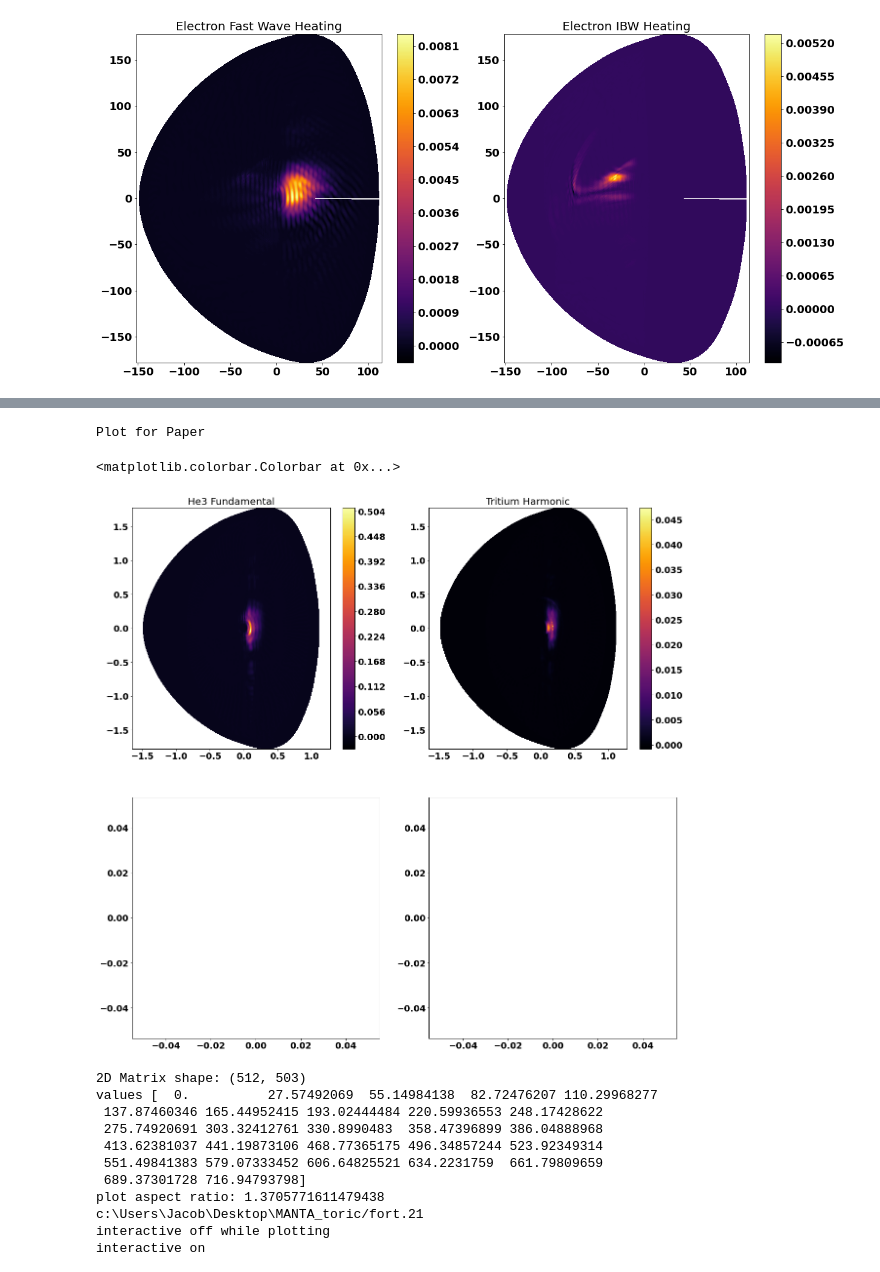
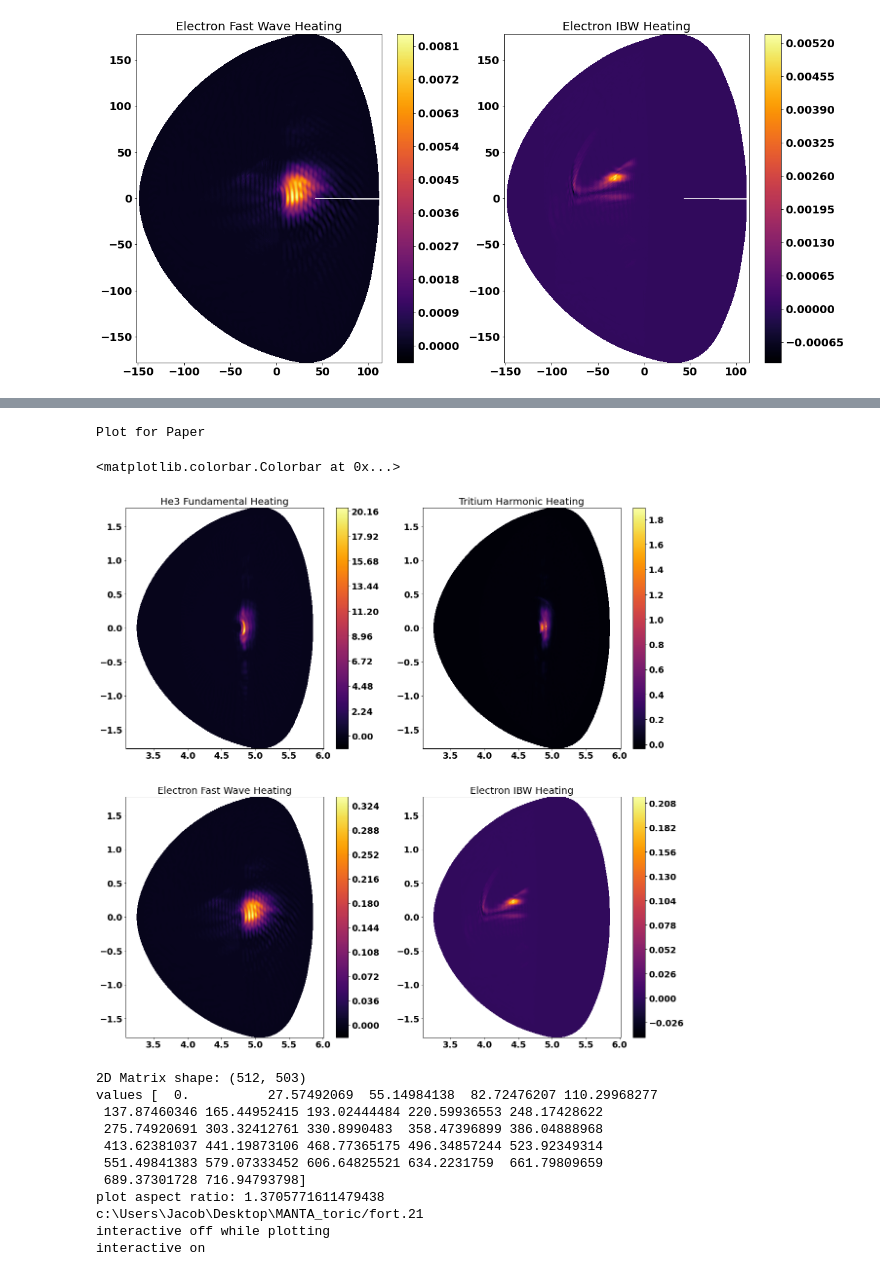
Before and after one commit to vandelij/MANTA_toric, a Jupyter notebook: process_toric_cql.ipynb, the cells around one changed output, grey strips where cells are left out. Cells and saved outputs as stored; diff of their text form; code cells hidden in the pictures.

```diff
--- a/process_toric_cql.ipynb
+++ b/process_toric_cql.ipynb
@@ -188,13 +188,19 @@ Harmonic absorption
 [figure]
 # %%
 ### plots for the paper
-
+eqdsk_file='ips-eqdsk.geq'
+print(eqdsk_file)
+eq0,fig0=eqdsk.readGEQDSK(eqdsk_file,doplot=True,dolimiter=True);
+plt.figure(fig0)
+fig0.set_size_inches(10,10)
+ax=fig0.get_axes()[0]
+ax.grid()
 # Start by fixing the periodicity issue John found.
 def fix_periodicity(e2d, scaletop=1, im=False):
     dd=np.shape(Xmesh)
     sx=dd[0]
     sy=dd[1]
-    R0 = 0
+    R0 = eq0['rmaxis']*100 # TODO: needs to be read in
     Z0 = 0
     xunits = .01
     xxx=np.zeros((sx+1,sy),'d')
@@ -242,26 +251,38 @@ Harmonic absorption
+# %%
+MWabs = 40
+#fig, axs = plt.subplots(2, 2, figsize=(20, 20))
+scaletop = 1
+XX, ZZ, TDPwIF_He3_fix = fix_periodicity(TDPwIF[:, :, 3], scaletop, im=False)
+XX, ZZ, TdPwIH_T_fix = fix_periodicity(TdPwIH[:, :, 1], scaletop, im=False)
+XX, ZZ, TDPwE_fix = fix_periodicity(TDPwE[:, :], scaletop, im=False)
+XX, ZZ, TDPwEIBW_fix = fix_periodicity(TDPwEIBW[:, :], scaletop, im=False)
 # %%
-fig, axs = plt.subplots(2, 2, figsize=(20, 20))
-scaletop = 1
-XX, ZZ, TDPwIF_He3_fix = fix_periodicity(TDPwIF[:, :, 3], scaletop, im=False)
-XX, ZZ, TdPwIH_T_fix = fix_periodicity(TdPwIH[:, :, 1], scaletop, im=False)
+
 #CS=plt.contourf(XX,ZZ, TDPwIF_fix ,val*scaletop,cmap=cm.jet)
 print('Plot for Paper')
-
+fig, axs = plt.subplots(2, 2, figsize=(20, 20))
 axs[0,0].axis('equal')
 axs[0,1].axis('equal')
 axs[1,0].axis('equal')
 axs[1,1].axis('equal')
 
-s1 = axs[0, 0].contourf(XX, ZZ, TDPwIF_He3_fix,levels=300, cmap='inferno')
-axs[0,0].set_title(f'He3 Fundamental')
+s1 = axs[0, 0].contourf(XX, ZZ, TDPwIF_He3_fix*MWabs,levels=300, cmap='inferno')
+axs[0,0].set_title(f'He3 Fundamental Heating')
 plt.colorbar(s1, ax=axs[0,0])
-s2 = axs[0,1].contourf(XX,ZZ, TdPwIH_T_fix[:,:], levels=300, cmap='inferno')
-axs[0,1].set_title('Tritium Harmonic')
+s2 = axs[0,1].contourf(XX,ZZ, TdPwIH_T_fix[:,:]*MWabs, levels=300, cmap='inferno')
+axs[0,1].set_title('Tritium Harmonic Heating')
 plt.colorbar(s2, ax=axs[0,1])
+
+s3 = axs[1, 0].contourf(XX, ZZ, TDPwE_fix*MWabs,levels=300, cmap='inferno')
+axs[1,0].set_title(f'Electron Fast Wave Heating')
+plt.colorbar(s3, ax=axs[1,0])
+s4 = axs[1,1].contourf(XX,ZZ, TDPwEIBW_fix[:,:]*MWabs, levels=300, cmap='inferno')
+axs[1,1].set_title('Electron IBW Heating')
+plt.colorbar(s4, ax=axs[1,1])
 # %% [output]
 Plot for Paper
 <matplotlib.colorbar.Colorbar at 0x...>
-[figure, old version]
+[figure, new version]
 # %%
 toric.plot_2Dfield('Eplus',logl=-20, im=True, scaletop=0.8)
 # %% [output]
```
Also changed, not shown: parts of 2 cells of this notebook.
